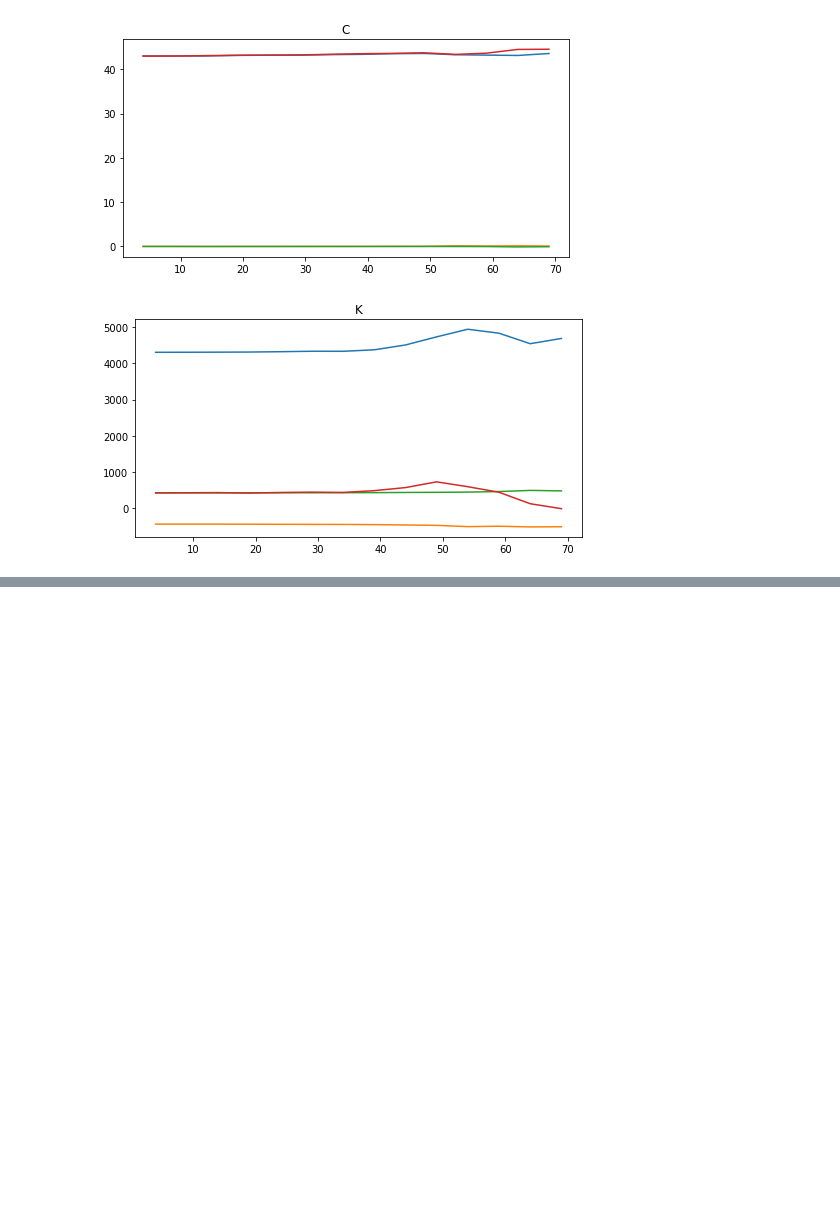
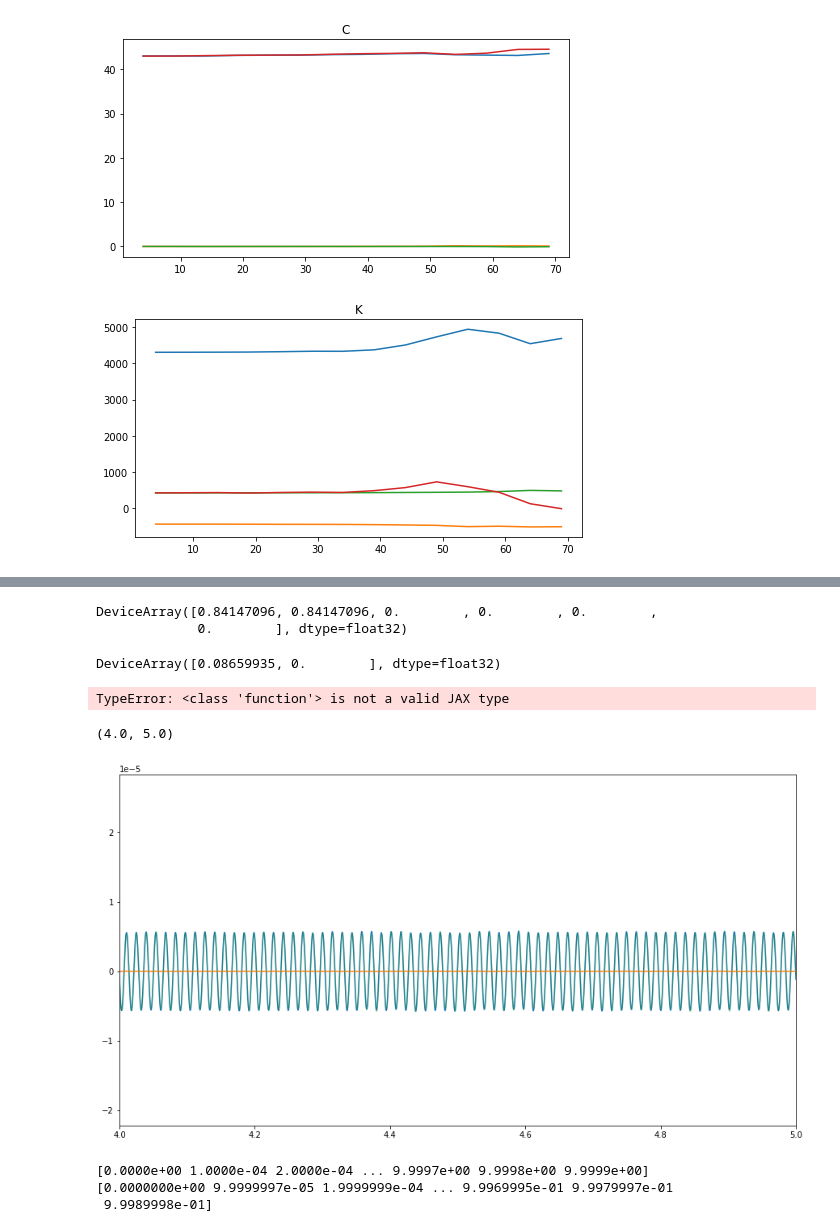
Before and after one commit to felipeangelimvieira/seal_parameter_identification, a Jupyter notebook: draft-notebooks/simulation-results-1.0.ipynb, the cells around one changed output, grey strips where cells are left out. Drawn from its saved outputs; the diff is of its cells as text; code cells hidden in the pictures; blank space fills up the shorter version.

```diff
--- a/draft-notebooks/simulation-results-1.0.ipynb
+++ b/draft-notebooks/simulation-results-1.0.ipynb
@@ -279,0 +335,11 @@ plt.show()
+# %%
+rng = random.PRNGKey(15)
+params = initialize_params(rng)
+# %%
+
+y0 = np.array([0, 0, 0, 0, 0, 0])
+#v, q, E = jnp.split(y0, [2, 4])
+dynamics_fn(y0, 1, lambda x: jnp.sin(x), params)
+# %% [output]
+DeviceArray([0.84147096, 0.84147096, 0.        , 0.        , 0.        ,
+             0.        ], dtype=float32)
@@ -279,0 +376,29 @@ plt.show()
+# %%
+
+def get_interp1d(x, y):
+    x = jnp.array(sel_df.t.values)
+    y = jnp.array(sel_df[["fx", "fy"]].values)
+    inds = jnp.argsort(x)
+
+    def force(x_new):
+        x_new_indices = jnp.searchsorted(x, x_new, side='left') - 1
+
+        # 3. Clip x_new_indices so that they are within the range of x indices.
+        x_new_indices = x_new_indices.clip(0, len(x)-1)
+        # 4. Calculate the actual value for each entry in x_new.
+        y_new = y[x_new_indices]
+
+        return(y_new)
+    return force
+
+force = get_interp1d(jnp.array(sel_df.t.values),
+                     jnp.array(sel_df[["fx", "fy"]].values))
+
+force(0.00021)
+# %% [output]
+DeviceArray([0.08659935, 0.        ], dtype=float32)
+# %%
+y0 = np.array([0, 0, 0, 0, 0, 0])
+odeint(dynamics_fn, y0, jnp.array(df.t.values), force, params)
+# %% [output]
+TypeError: <class 'function'> is not a valid JAX type
@@ -279,0 +469,16 @@ plt.show()
+# %%
+plt.figure(figsize=(15,8))
+plt.plot(ts, y[:, 2 ])
+plt.plot(ts, y[:, 3 ])
+plt.plot(sel_df.t.values, sel_df.x.values, alpha=0.3)
+plt.xlim((4, 5))
+# %% [output]
+(4.0, 5.0)
+[figure, added]
+# %%
+print(sel_df.t.values)
+print(ts)
+# %% [output]
+[0.0000e+00 1.0000e-04 2.0000e-04 ... 9.9997e+00 9.9998e+00 9.9999e+00]
+[0.0000000e+00 9.9999997e-05 1.9999999e-04 ... 9.9969995e-01 9.9979997e-01
+ 9.9989998e-01]
```
Also changed, not shown: parts of 7 cells of this notebook, 1 other file.
